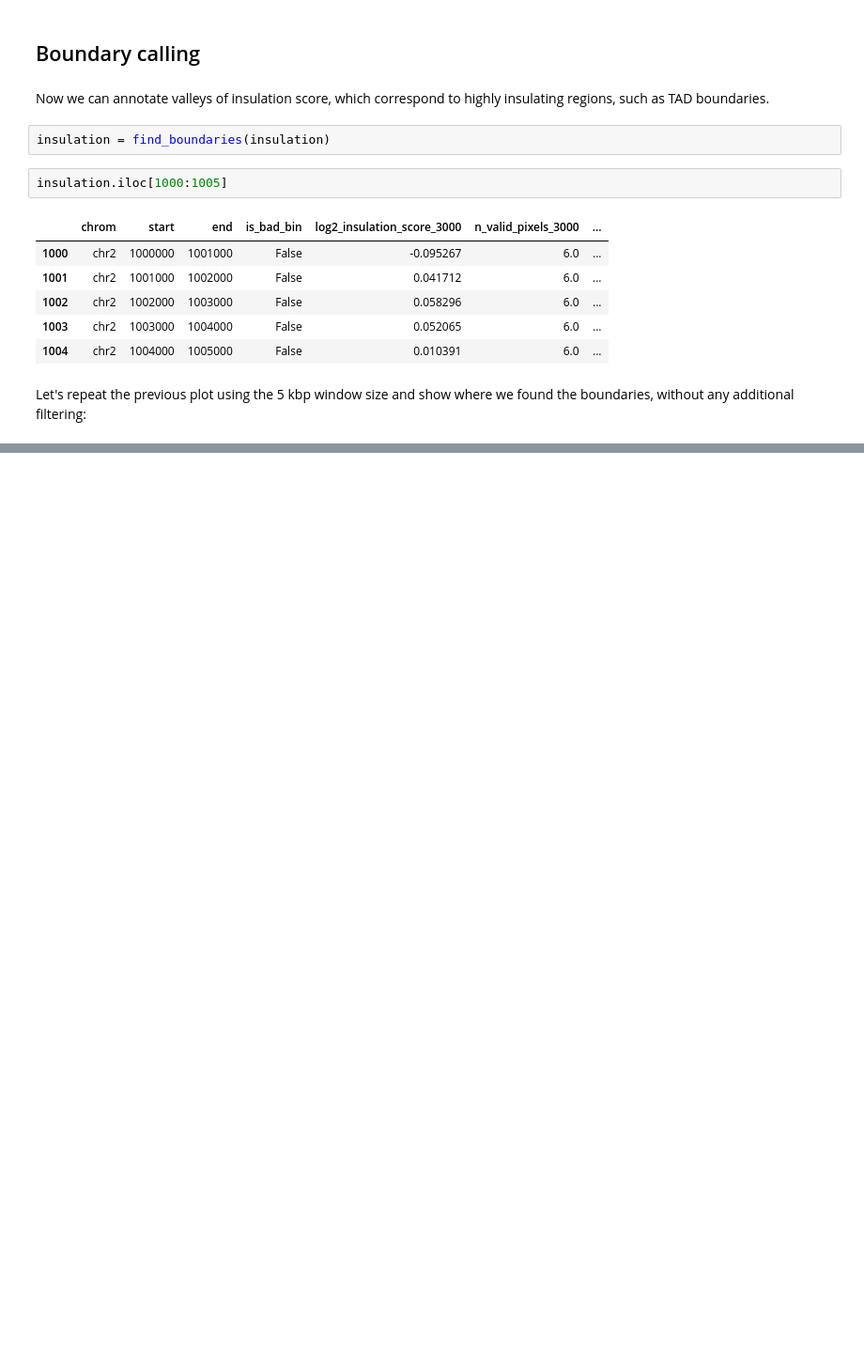
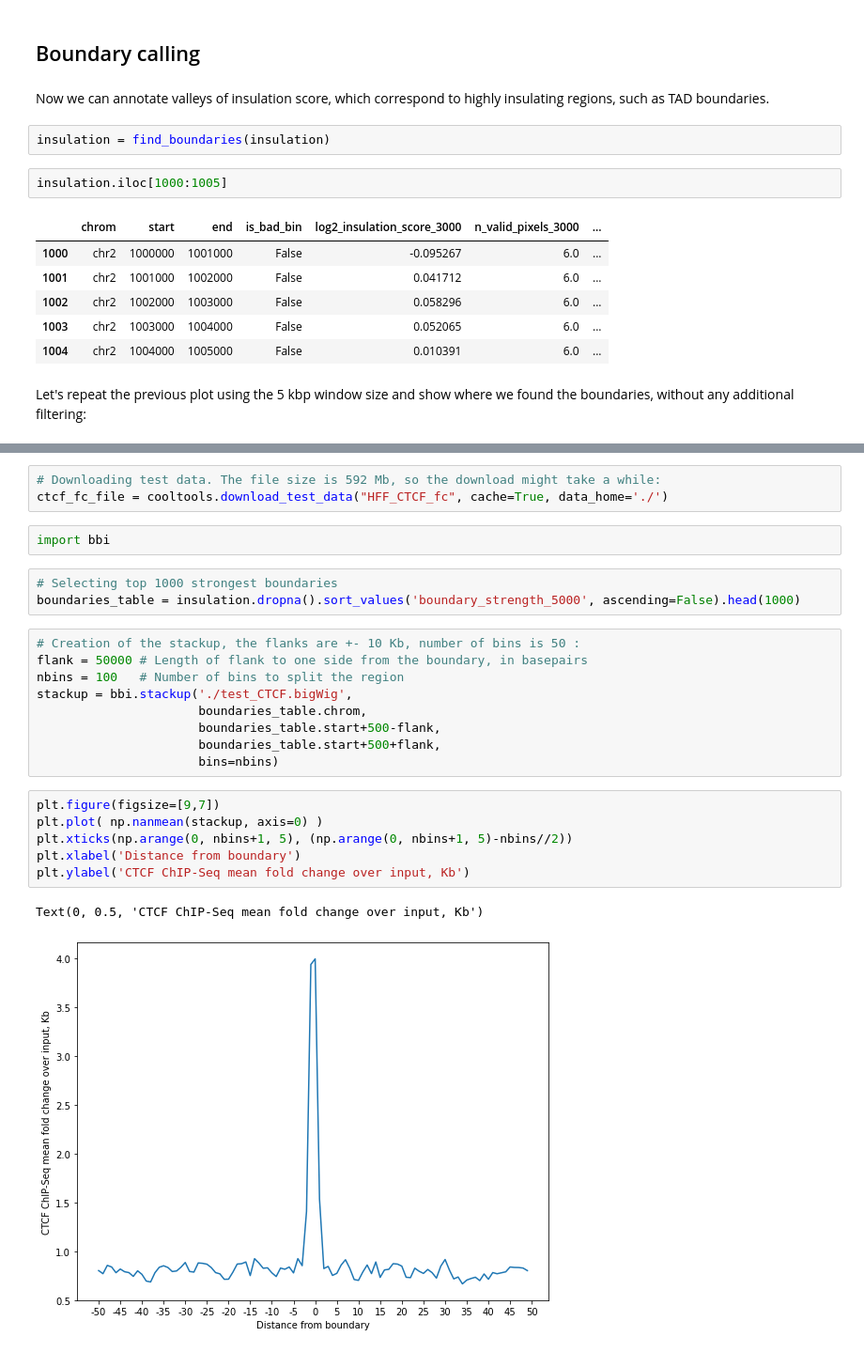
Before and after one commit to open2c/open2c_examples, a Jupyter notebook: Insulation_and_boundaries.ipynb, the cells around one changed output, grey strips where cells are left out. Shown at 94% size. Drawn from its saved outputs; the diff is of its cells as text; blank space fills up the shorter version.

```diff
--- a/Insulation_and_boundaries.ipynb
+++ b/Insulation_and_boundaries.ipynb
@@ -155,0 +173,26 @@ ax.set_xlim(region[1], region[2])
+# %%
+# Downloading test data. The file size is 592 Mb, so the download might take a while:
+ctcf_fc_file = cooltools.download_test_data("HFF_CTCF_fc", cache=True, data_home='./')
+# %%
+import bbi
+# %%
+# Selecting top 1000 strongest boundaries
+boundaries_table = insulation.dropna().sort_values('boundary_strength_5000', ascending=False).head(1000)
+# %%
+# Creation of the stackup, the flanks are +- 10 Kb, number of bins is 50 :
+flank = 50000 # Length of flank to one side from the boundary, in basepairs
+nbins = 100   # Number of bins to split the region
+stackup = bbi.stackup('./test_CTCF.bigWig',
+                      boundaries_table.chrom,
+                      boundaries_table.start+500-flank,
+                      boundaries_table.start+500+flank,
+                      bins=nbins)
+# %%
+plt.figure(figsize=[9,7])
+plt.plot( np.nanmean(stackup, axis=0) )
+plt.xticks(np.arange(0, nbins+1, 5), (np.arange(0, nbins+1, 5)-nbins//2))
+plt.xlabel('Distance from boundary')
+plt.ylabel('CTCF ChIP-Seq mean fold change over input, Kb')
+# %% [output]
+Text(0, 0.5, 'CTCF ChIP-Seq mean fold change over input, Kb')
+[figure, added]
```
Also changed, not shown: parts of 6 cells of this notebook, 2 other files.
